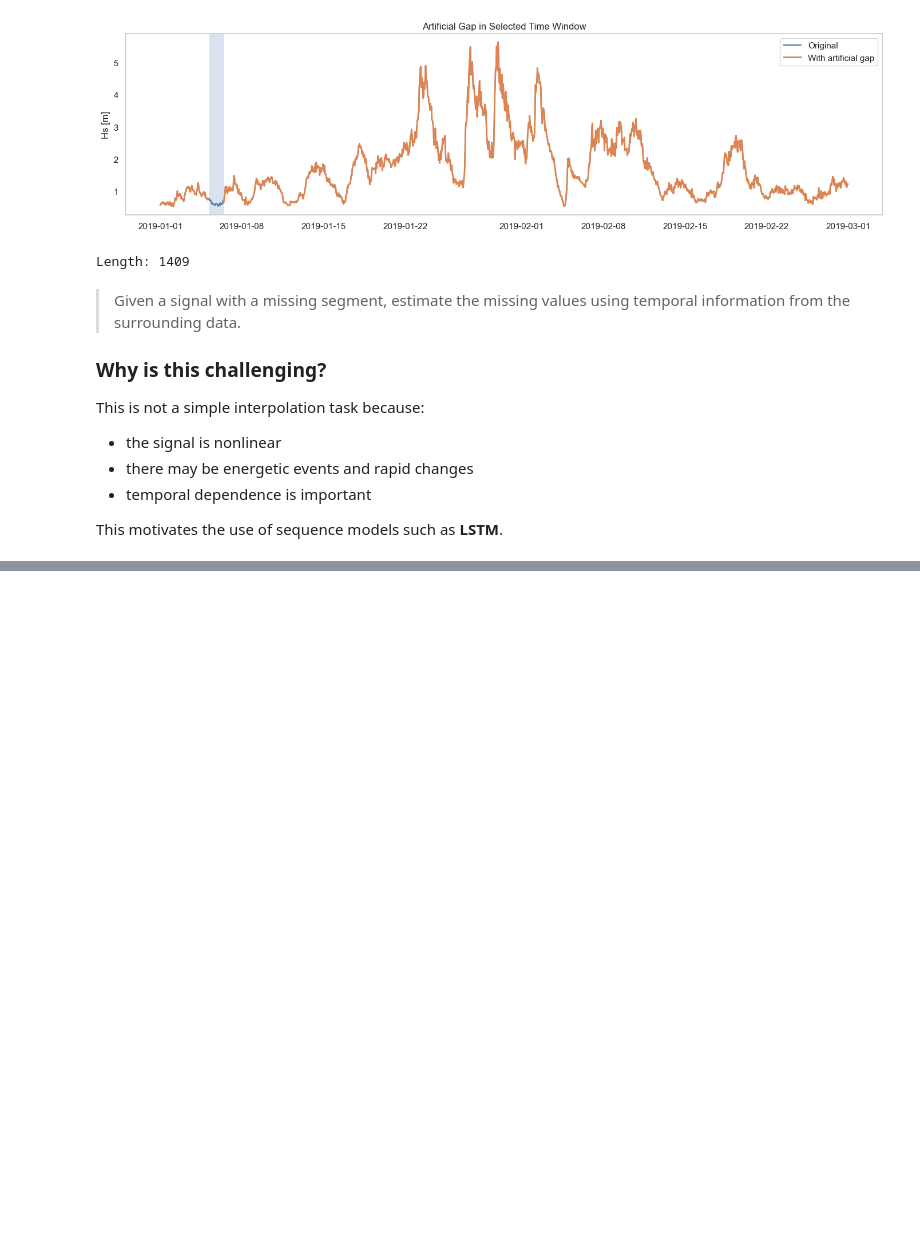
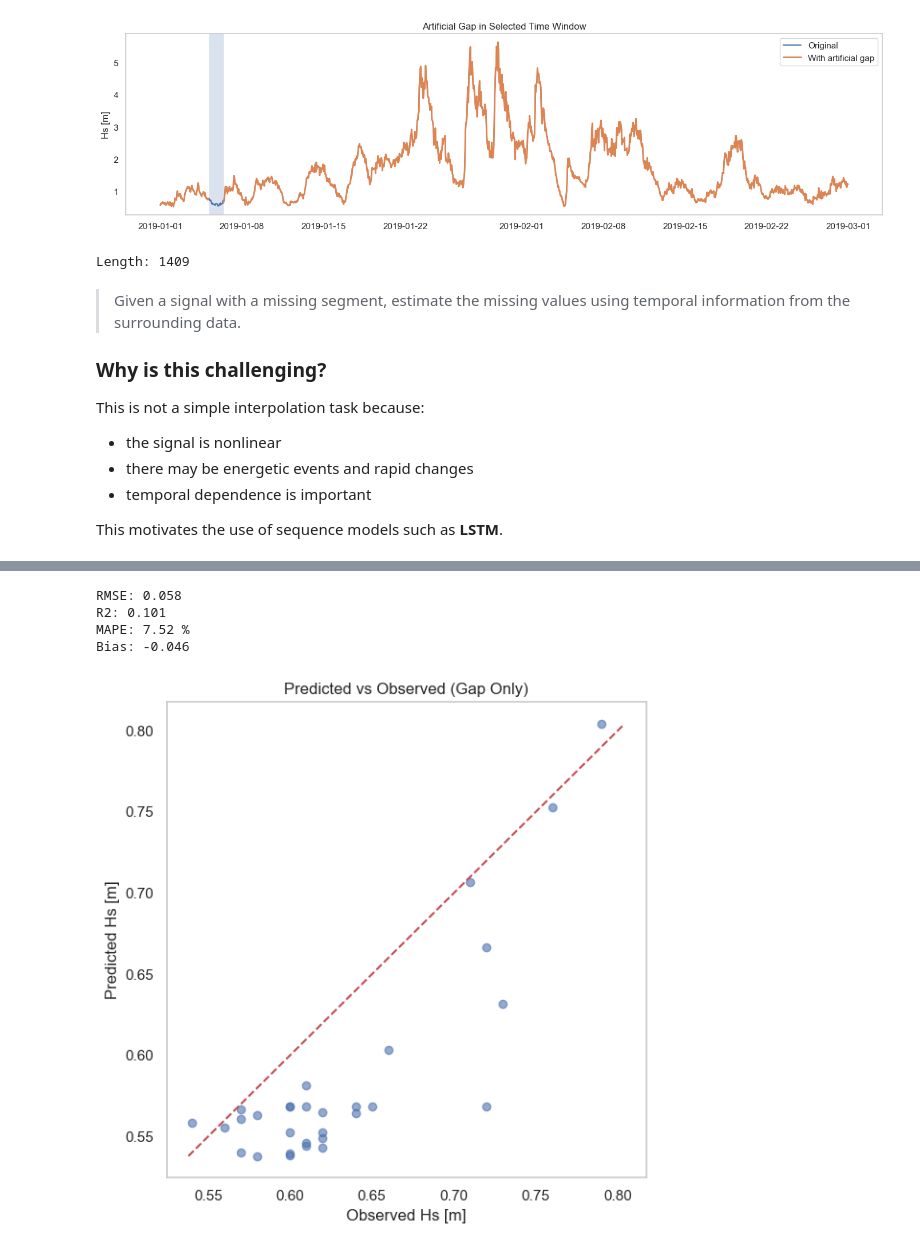
Before and after one commit to mvinesr/coastal-ml-seminar, a Jupyter notebook: notebooks/01_intro_ml_dl_coastal.ipynb, the cells around one changed output, grey strips where cells are left out. Cells and saved outputs as stored; diff of their text form; code cells hidden in the pictures; blank space fills up the shorter version.

```diff
--- a/notebooks/01_intro_ml_dl_coastal.ipynb
+++ b/notebooks/01_intro_ml_dl_coastal.ipynb
@@ -292,0 +462,52 @@ This motivates the use of sequence models such as **LSTM**.
+# %%
+import numpy as np
+from sklearn.metrics import mean_squared_error, r2_score
+
+# Extraer zona del gap
+y_true = series.iloc[gap_start:gap_start+gap_len].values
+y_pred = series_pred.iloc[gap_start:gap_start+gap_len].values
+
+# Eliminar posibles NaNs
+mask = ~np.isnan(y_true) & ~np.isnan(y_pred)
+y_true = y_true[mask]
+y_pred = y_pred[mask]
+
+# RMSE
+rmse = np.sqrt(mean_squared_error(y_true, y_pred))
+
+# R2
+r2 = r2_score(y_true, y_pred)
+
+# MAPE
+mape = np.mean(np.abs((y_true - y_pred) / y_true)) * 100
+
+# Bias
+bias = np.mean(y_pred - y_true)
+
+print(f"RMSE: {rmse:.3f}")
+print(f"R2: {r2:.3f}")
+print(f"MAPE: {mape:.2f} %")
+print(f"Bias: {bias:.3f}")
+plt.figure(figsize=(6,6))
+
+plt.scatter(y_true, y_pred, alpha=0.6)
+
+# Línea perfecta
+min_val = min(y_true.min(), y_pred.min())
+max_val = max(y_true.max(), y_pred.max())
+
+plt.plot([min_val, max_val], [min_val, max_val], 'r--')
+
+plt.xlabel("Observed Hs [m]")
+plt.ylabel("Predicted Hs [m]")
+plt.title("Predicted vs Observed (Gap Only)")
+plt.grid()
+
+plt.tight_layout()
+plt.show()
+# %% [output]
+RMSE: 0.058
+R2: 0.101
+MAPE: 7.52 %
+Bias: -0.046
+[figure, added]
```
Also changed, not shown: parts of 9 cells of this notebook.
